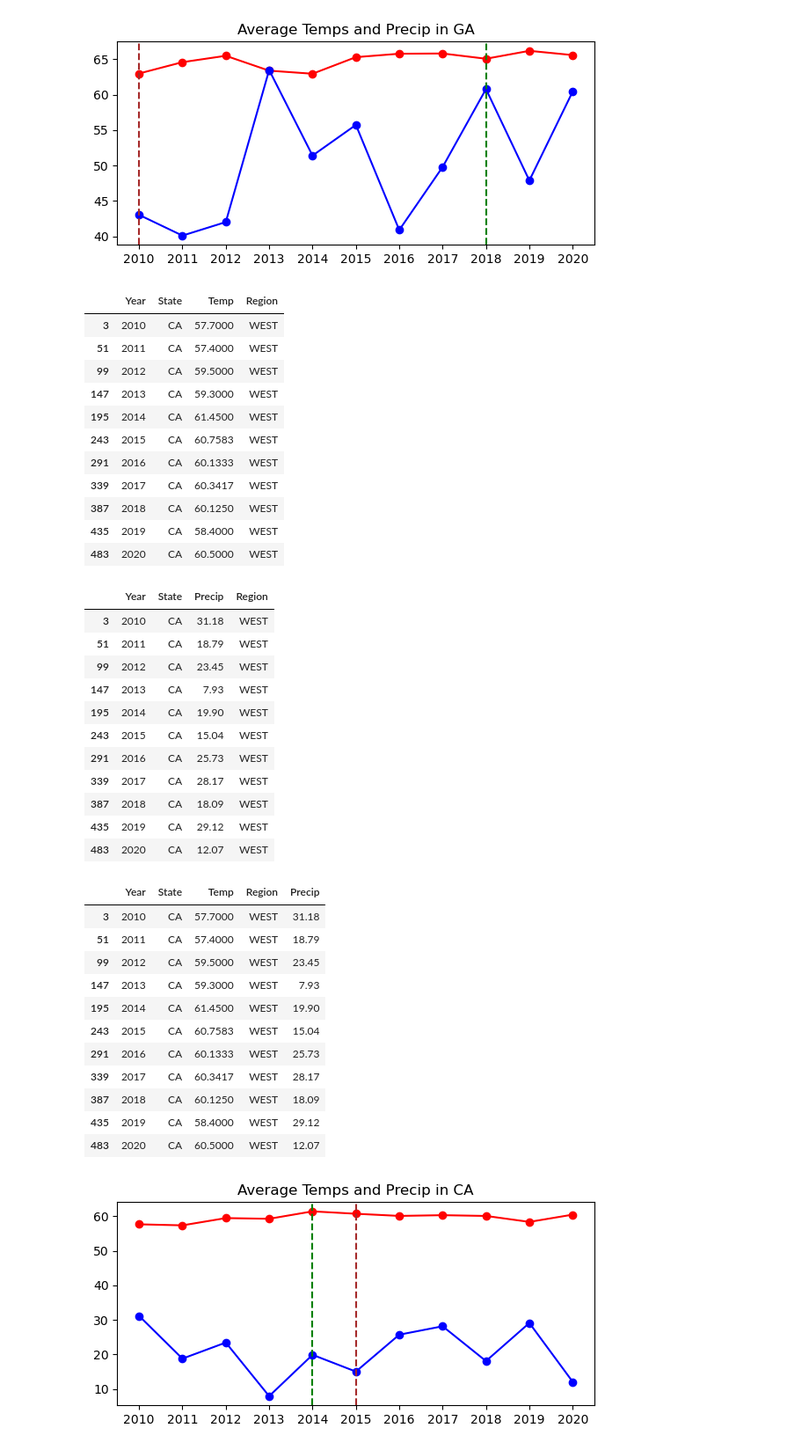
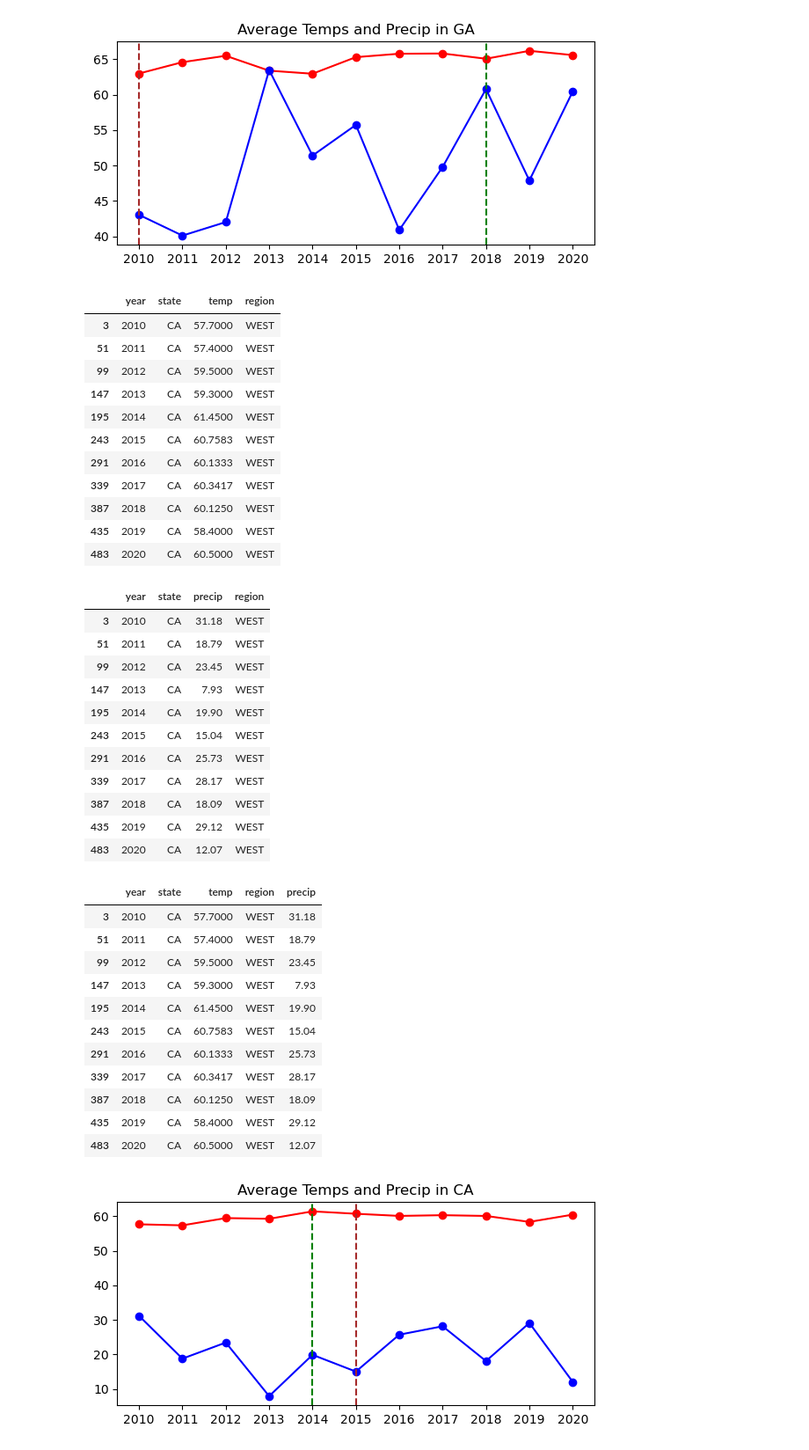
Before and after one commit to cjpentecost/DA8-Capstone, a Jupyter notebook: notebook/weather.ipynb, the cells around one changed output. Shown at 88% size. Cells and saved outputs as stored; diff of their text form; code cells hidden in the pictures.

```diff
--- a/notebook/weather.ipynb
+++ b/notebook/weather.ipynb
@@ -297,10 +348,10 @@ plt.show()
 [figure]
 # %%
 #Isolate CA temps
-ca_temp = df_tavg[df_tavg['State']=='CA']
+ca_temp = df_tavg[df_tavg['state']=='CA']
 ca_temp
 # %% [output]
-|  | Year | State | Temp | Region |
+|  | year | state | temp | region |
 | 3 | 2010 | CA | 57.7000 | WEST |
 | 51 | 2011 | CA | 57.4000 | WEST |
 | 99 | 2012 | CA | 59.5000 | WEST |
@@ -314,10 +365,10 @@ ca_temp
 | 483 | 2020 | CA | 60.5000 | WEST |
 # %%
 #Isolate CA Precipitation
-ca_precip = df_precip[df_precip['State']=='CA']
+ca_precip = df_precip[df_precip['state']=='CA']
 ca_precip
 # %% [output]
-|  | Year | State | Precip | Region |
+|  | year | state | precip | region |
 | 3 | 2010 | CA | 31.18 | WEST |
 | 51 | 2011 | CA | 18.79 | WEST |
 | 99 | 2012 | CA | 23.45 | WEST |
@@ -332,11 +383,11 @@ ca_precip
 # %%
 #Combine temps and precip for CA  - axis=1 concatenates horizontally instead of vertically
 #since the year, state and region are the same, i only want to pick up the precipitation column
-ca_precip_col = ca_precip['Precip']
+ca_precip_col = ca_precip['precip']
 ca_combined = pd.concat([ca_temp,ca_precip_col],axis=1)
 ca_combined
 # %% [output]
-|  | Year | State | Temp | Region | Precip |
+|  | year | state | temp | region | precip |
 | 3 | 2010 | CA | 57.7000 | WEST | 31.18 |
 | 51 | 2011 | CA | 57.4000 | WEST | 18.79 |
 | 99 | 2012 | CA | 59.5000 | WEST | 23.45 |
```
Also changed, not shown: parts of 15 cells of this notebook, 31 other files.
